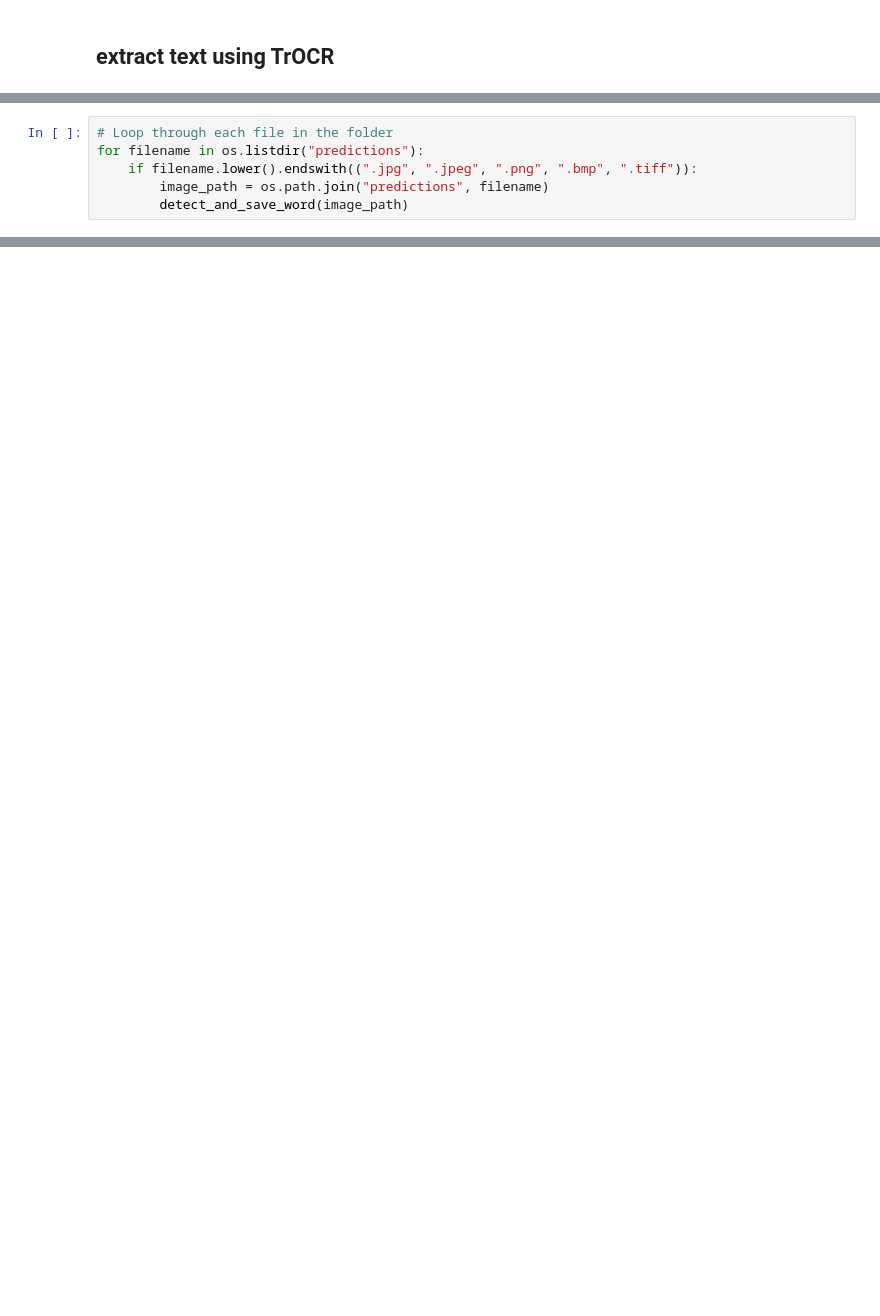
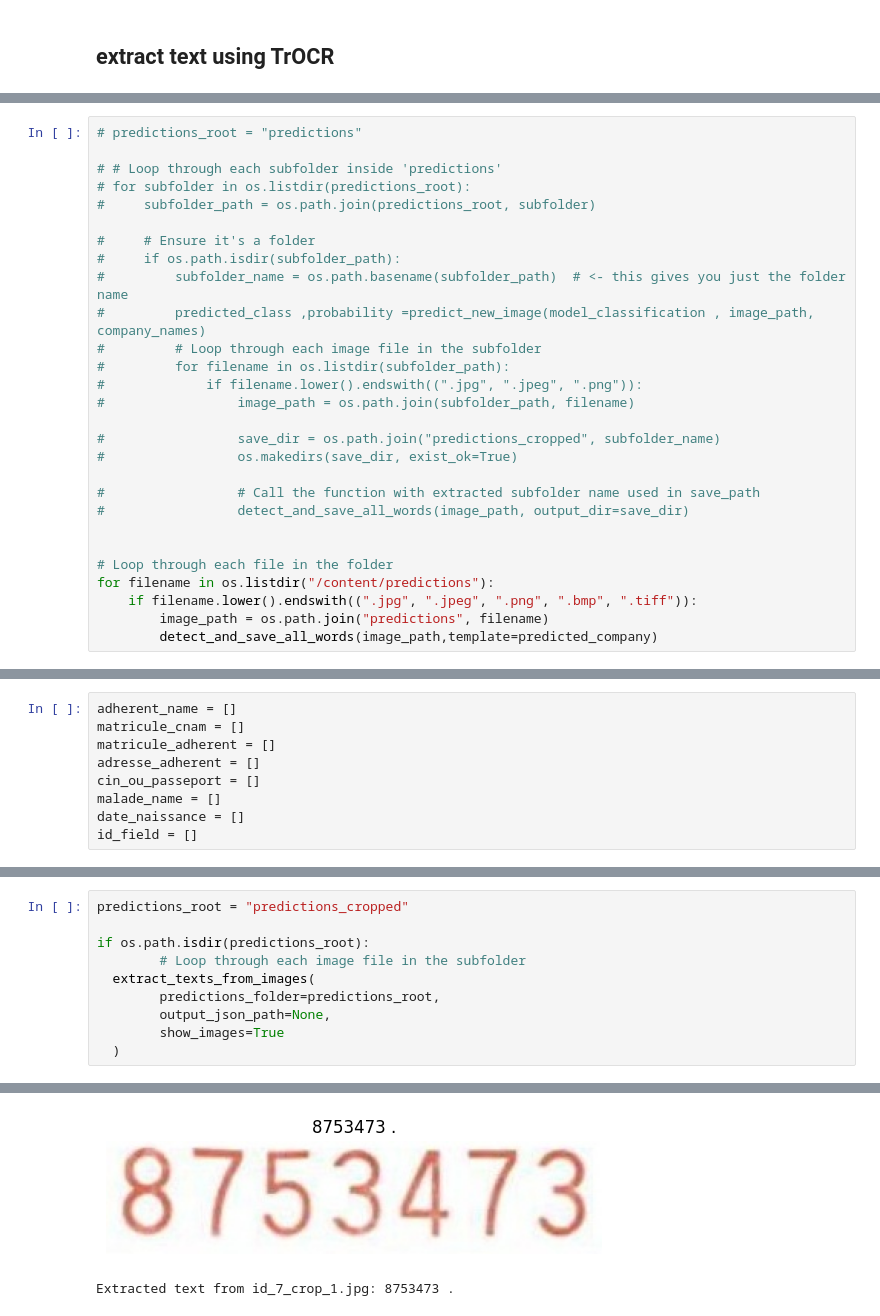
Before and after one commit to Youssef-Kharroubi/Dev-Elites, a Jupyter notebook: Modelling/Medical_form.ipynb, the cells around one changed output, grey strips where cells are left out. Cells and saved outputs as stored; diff of their text form; blank space fills up the shorter version.

Commit message:
Yolo fine tunning improved , text detection improved

```diff
--- a/Modelling/Medical_form.ipynb
+++ b/Modelling/Medical_form.ipynb
@@ -156,7 +352,29 @@ def detect_and_save_word(image_path, lang='fr', output_dir="predictions_cropped"
 # %%
+# predictions_root = "predictions"
+
+# # Loop through each subfolder inside 'predictions'
+# for subfolder in os.listdir(predictions_root):
+#     subfolder_path = os.path.join(predictions_root, subfolder)
+
+#     # Ensure it's a folder
+#     if os.path.isdir(subfolder_path):
+#         subfolder_name = os.path.basename(subfolder_path)  # <- this gives you just the folder name
+#         predicted_class ,probability =predict_new_image(model_classification , image_path, company_names)
+#         # Loop through each image file in the subfolder
+#         for filename in os.listdir(subfolder_path):
+#             if filename.lower().endswith((".jpg", ".jpeg", ".png")):
+#                 image_path = os.path.join(subfolder_path, filename)
+
+#                 save_dir = os.path.join("predictions_cropped", subfolder_name)
+#                 os.makedirs(save_dir, exist_ok=True)
+
+#                 # Call the function with extracted subfolder name used in save_path
+#                 detect_and_save_all_words(image_path, output_dir=save_dir)
+
+
 # Loop through each file in the folder
-for filename in os.listdir("predictions"):
+for filename in os.listdir("/content/predictions"):
     if filename.lower().endswith((".jpg", ".jpeg", ".png", ".bmp", ".tiff")):
         image_path = os.path.join("predictions", filename)
-        detect_and_save_word(image_path)
+        detect_and_save_all_words(image_path,template=predicted_company)
 # %% [output]
@@ -187,3 +397,12 @@ Saved to: predictions_cropped\nom_et_prenom_du_malade_8_cropped.jpg
+# %%
+adherent_name = []
+matricule_cnam = []
+matricule_adherent = []
+adresse_adherent = []
+cin_ou_passeport = []
+malade_name = []
+date_naissance = []
+id_field = []
 # %%
 import os
 import json
@@ -255,0 +468,11 @@ Extracted text from matricule_de_adherent_2_cropped.jpg: 60007047
+# %%
+predictions_root = "predictions_cropped"
+
+if os.path.isdir(predictions_root):
+        # Loop through each image file in the subfolder
+  extract_texts_from_images(
+        predictions_folder=predictions_root,
+        output_json_path=None,
+        show_images=True
+  )
+# %% [output]
@@ -255,0 +496,2 @@ Extracted text from matricule_de_adherent_2_cropped.jpg: 60007047
+[figure, added]
+Extracted text from id_7_crop_1.jpg: 8753473 .
```
Also changed, not shown: parts of 25 cells of this notebook, 28 other files.
